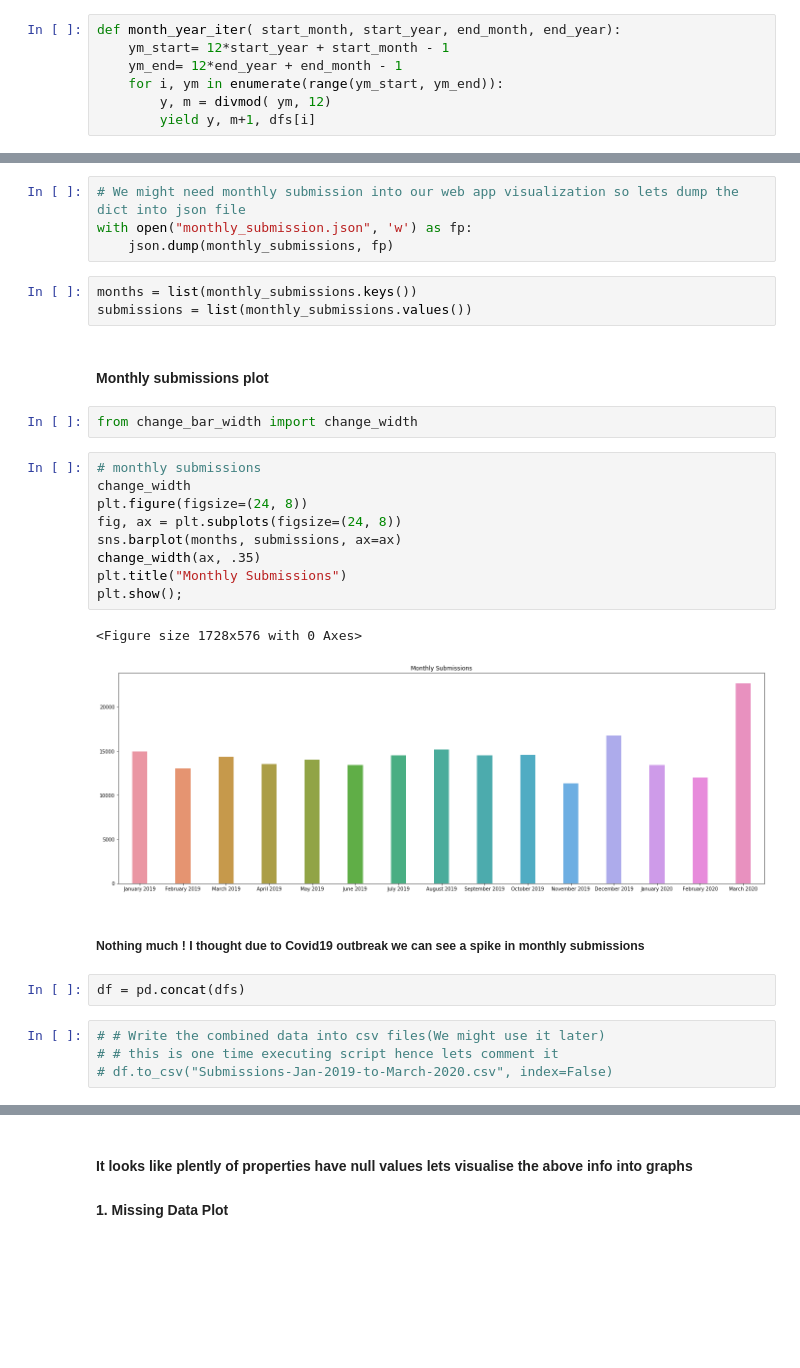
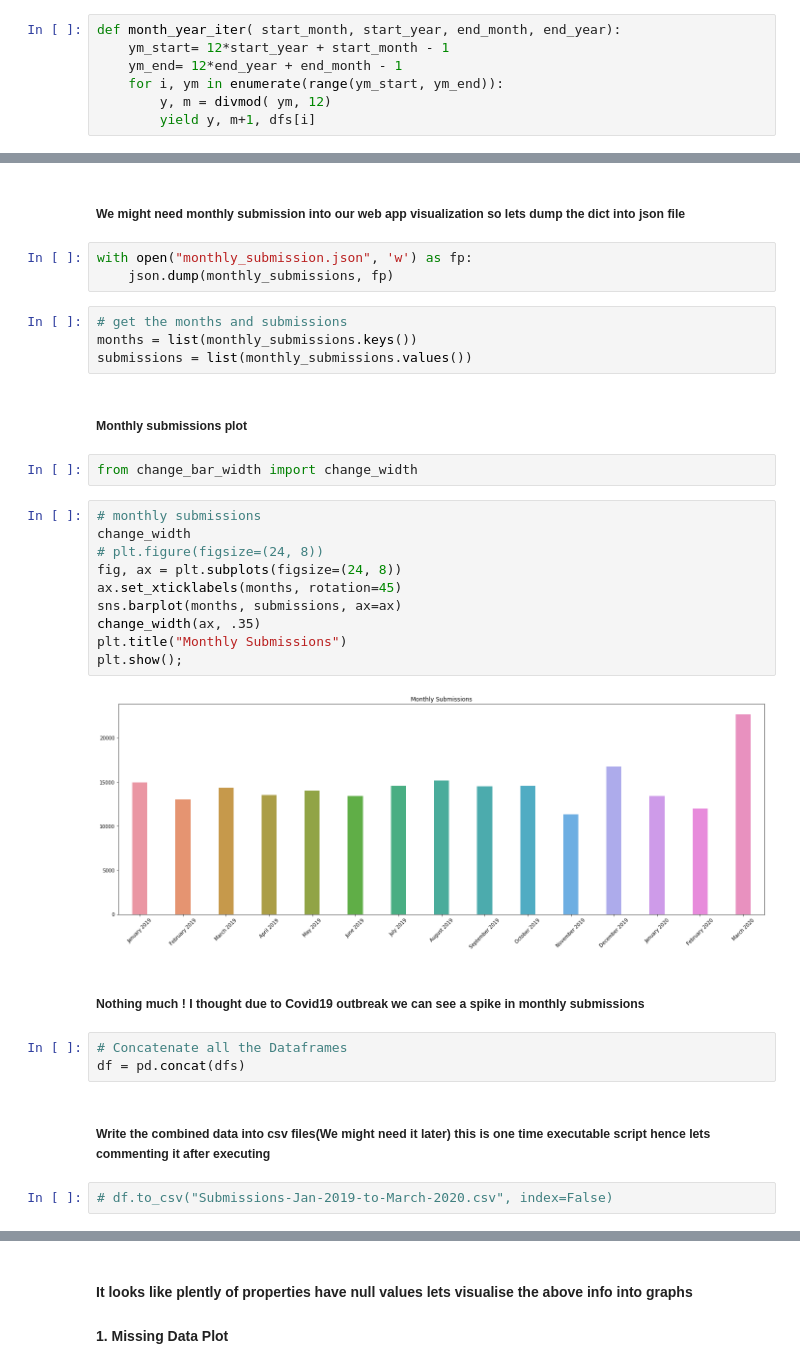
Before and after one commit to macabdul9/reddit-flait-detector, a Jupyter notebook: notebooks/reddit_flair_data_acquisation_June_2019.ipynb, the cells around one changed output, grey strips where cells are left out. Cells and saved outputs as stored; diff of their text form; blank space fills up the shorter version.

```diff
--- a/notebooks/reddit_flair_data_acquisation_June_2019.ipynb
+++ b/notebooks/reddit_flair_data_acquisation_June_2019.ipynb
@@ -249,31 +230,34 @@ for year, month, df in month_year_iter(1, 2019, 4, 2020):
+# %% [markdown]
+##### We might need monthly submission into our web app visualization so lets dump the dict into json file
 # %%
-# We might need monthly submission into our web app visualization so lets dump the dict into json file
 with open("monthly_submission.json", 'w') as fp:
     json.dump(monthly_submissions, fp)
 # %%
+# get the months and submissions
 months = list(monthly_submissions.keys())
 submissions = list(monthly_submissions.values())
 # %% [markdown]
-#### Monthly submissions plot
+##### Monthly submissions plot
 # %%
 from change_bar_width import change_width
 # %%
 # monthly submissions
 change_width
-plt.figure(figsize=(24, 8))
+# plt.figure(figsize=(24, 8))
 fig, ax = plt.subplots(figsize=(24, 8))
+ax.set_xticklabels(months, rotation=45)
 sns.barplot(months, submissions, ax=ax)
 change_width(ax, .35)
 plt.title("Monthly Submissions")
 plt.show();
 # %% [output]
-<Figure size 1728x576 with 0 Axes>
-[figure, old version]
+[figure, new version]
 # %% [markdown]
 ##### Nothing much ! I thought due to Covid19 outbreak we can see a spike in monthly submissions
 # %%
+# Concatenate all the Dataframes
 df = pd.concat(dfs)
+# %% [markdown]
+##### Write the combined data into csv files(We might need it later) this is one time executable script hence lets commenting it after executing
 # %%
-# # Write the combined data into csv files(We might use it later)
-# # this is one time executing script hence lets comment it
 # df.to_csv("Submissions-Jan-2019-to-March-2020.csv", index=False)
```
Also changed, not shown: parts of 50 cells of this notebook, 1 other file.
